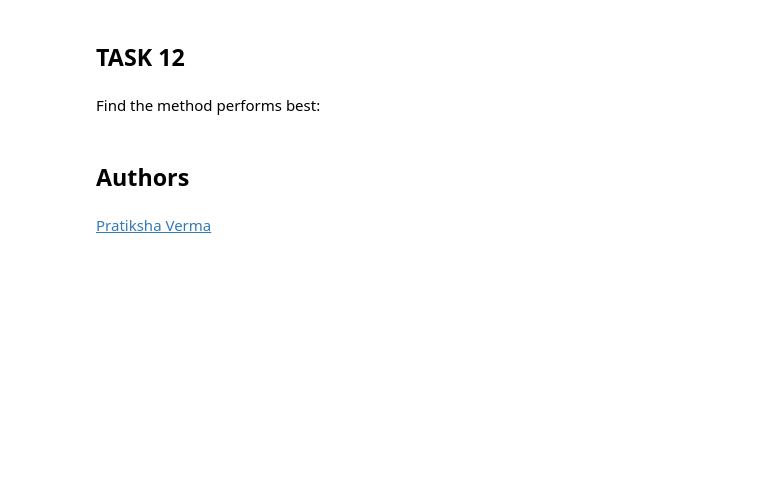
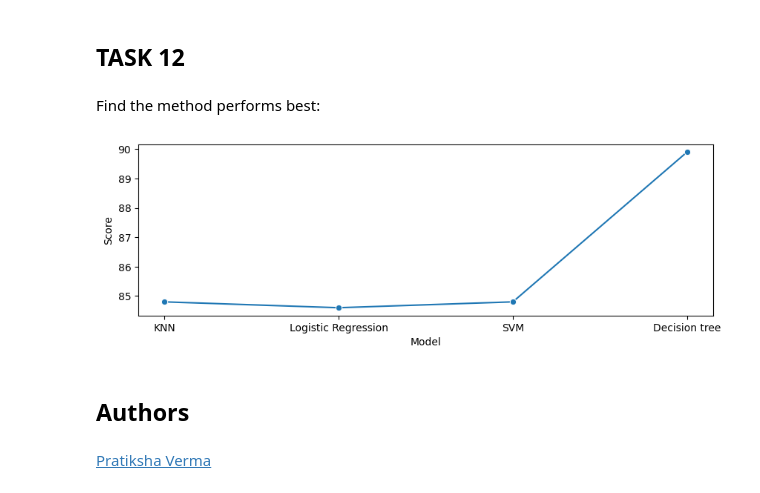
Before and after one commit to sgalvis1/py_jga, a Jupyter notebook: IBM DS Course/Final Project/Notebooks/7. SpaceX_Machine Learning Prediction_Part_5.ipynb, the cells around one changed output. Drawn from its saved outputs; the diff is of its cells as text; code cells hidden in the pictures; blank space fills up the shorter version.

Commit message:
Update of the notebook 7. ML
Include a line chart to plot the performance of all models

```diff
--- a/IBM DS Course/Final Project/Notebooks/7. SpaceX_Machine Learning Prediction_Part_5.ipynb
+++ b/IBM DS Course/Final Project/Notebooks/7. SpaceX_Machine Learning Prediction_Part_5.ipynb
@@ -347,3 +345,15 @@ Find the method performs best:
+# %%
+# Creating the data frame with models' scores
+scores = {'Score': [84.8, 84.6, 84.8, 89.9],
+         'Model' : ['KNN','Logistic Regression','SVM','Decision tree']}
+score = pd.DataFrame(scores)
+
+# Ploting the performance of all models trained
+plt.figure(figsize=(10,3))
+sns.lineplot(scores,x='Model', y='Score',marker='o')
+plt.show()
+# %% [output]
+[figure, added]
 # %% [markdown]
 ## Authors
 # %% [markdown]
```
Also changed, not shown: parts of 2 cells of this notebook.
